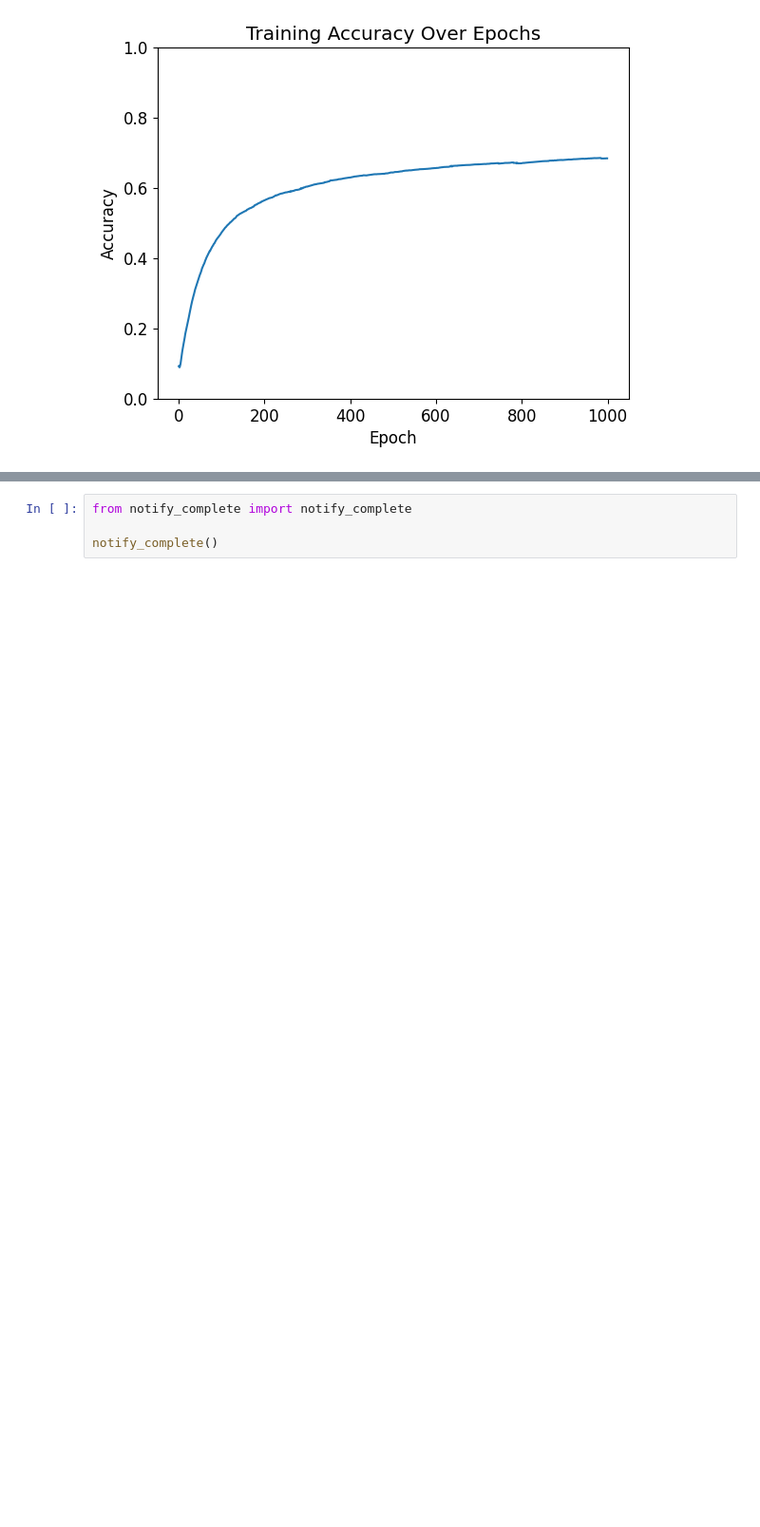
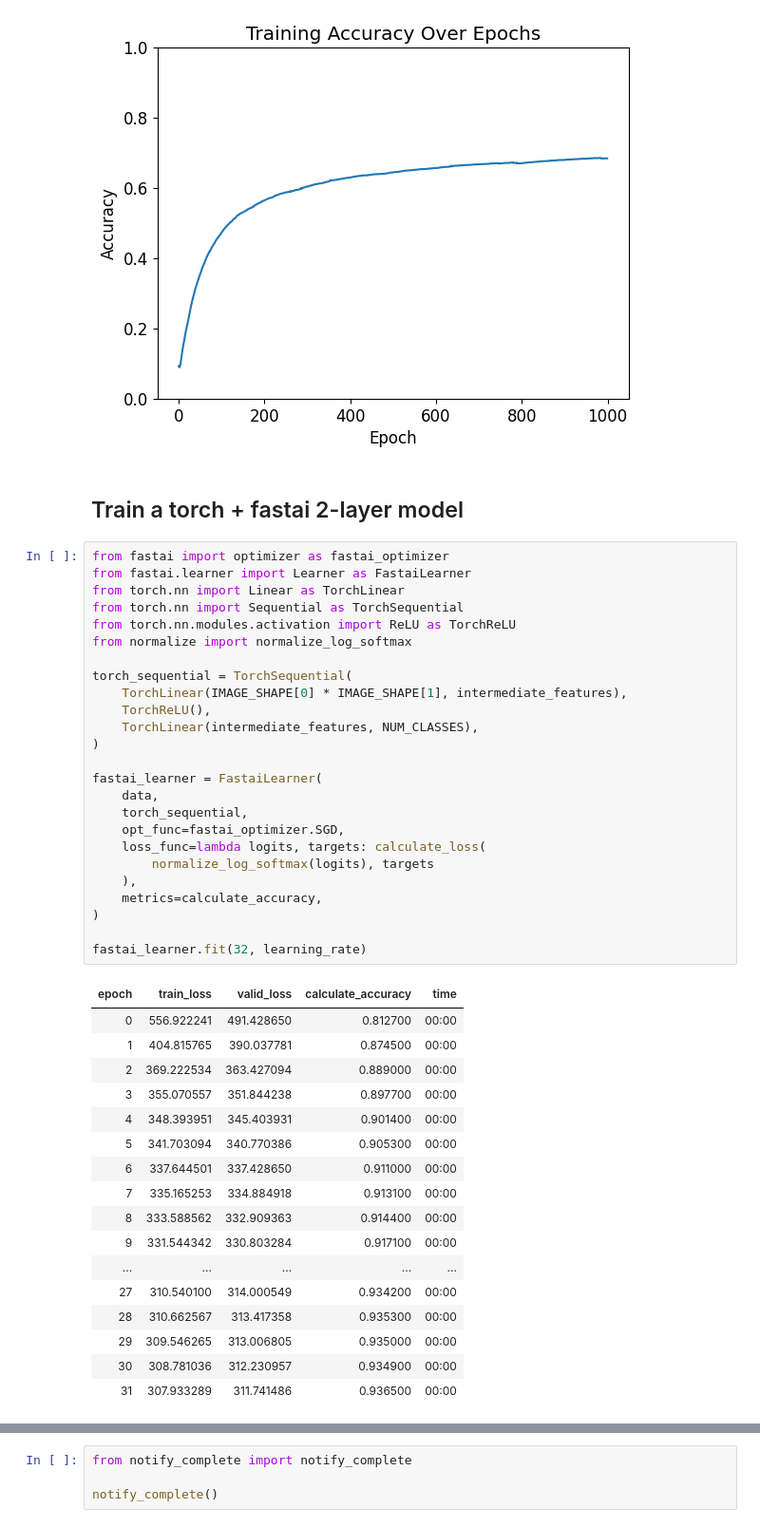
Before and after one commit to davila-vilanova/fastbook, a Jupyter notebook: exercises/04_exercise_full_mnist/04_exercise_full_mnist.ipynb, the cells around one changed output, grey strips where cells are left out. Shown at 95% size. Cells and saved outputs as stored; diff of their text form; blank space fills up the shorter version.

Commit message:
Use torch and fastai components with my loss function

```diff
--- a/exercises/04_exercise_full_mnist/04_exercise_full_mnist.ipynb
+++ b/exercises/04_exercise_full_mnist/04_exercise_full_mnist.ipynb
@@ -339,3 +338,48 @@ from training import plot_accuracies
 plot_accuracies(accuracies)
 # %% [output]
 [figure]
+# %% [markdown]
+## Train a torch + fastai 2-layer model
+# %%
+from fastai import optimizer as fastai_optimizer
+from fastai.learner import Learner as FastaiLearner
+from torch.nn import Linear as TorchLinear
+from torch.nn import Sequential as TorchSequential
+from torch.nn.modules.activation import ReLU as TorchReLU
+from normalize import normalize_log_softmax
+
+torch_sequential = TorchSequential(
+    TorchLinear(IMAGE_SHAPE[0] * IMAGE_SHAPE[1], intermediate_features),
+    TorchReLU(),
+    TorchLinear(intermediate_features, NUM_CLASSES),
+)
+
+fastai_learner = FastaiLearner(
+    data,
+    torch_sequential,
+    opt_func=fastai_optimizer.SGD,
+    loss_func=lambda logits, targets: calculate_loss(
+        normalize_log_softmax(logits), targets
+    ),
+    metrics=calculate_accuracy,
+)
+
+fastai_learner.fit(32, learning_rate)
+# %% [output]
+| epoch | train_loss | valid_loss | calculate_accuracy | time |
+| 0 | 556.922241 | 491.428650 | 0.812700 | 00:00 |
+| 1 | 404.815765 | 390.037781 | 0.874500 | 00:00 |
+| 2 | 369.222534 | 363.427094 | 0.889000 | 00:00 |
+| 3 | 355.070557 | 351.844238 | 0.897700 | 00:00 |
+| 4 | 348.393951 | 345.403931 | 0.901400 | 00:00 |
+| 5 | 341.703094 | 340.770386 | 0.905300 | 00:00 |
+| 6 | 337.644501 | 337.428650 | 0.911000 | 00:00 |
+| 7 | 335.165253 | 334.884918 | 0.913100 | 00:00 |
+| 8 | 333.588562 | 332.909363 | 0.914400 | 00:00 |
+| 9 | 331.544342 | 330.803284 | 0.917100 | 00:00 |
+| ... | ... | ... | ... | ... |
+| 27 | 310.540100 | 314.000549 | 0.934200 | 00:00 |
+| 28 | 310.662567 | 313.417358 | 0.935300 | 00:00 |
+| 29 | 309.546265 | 313.006805 | 0.935000 | 00:00 |
+| 30 | 308.781036 | 312.230957 | 0.934900 | 00:00 |
+| 31 | 307.933289 | 311.741486 | 0.936500 | 00:00 |
```
Also changed, not shown: parts of 4 cells of this notebook.
